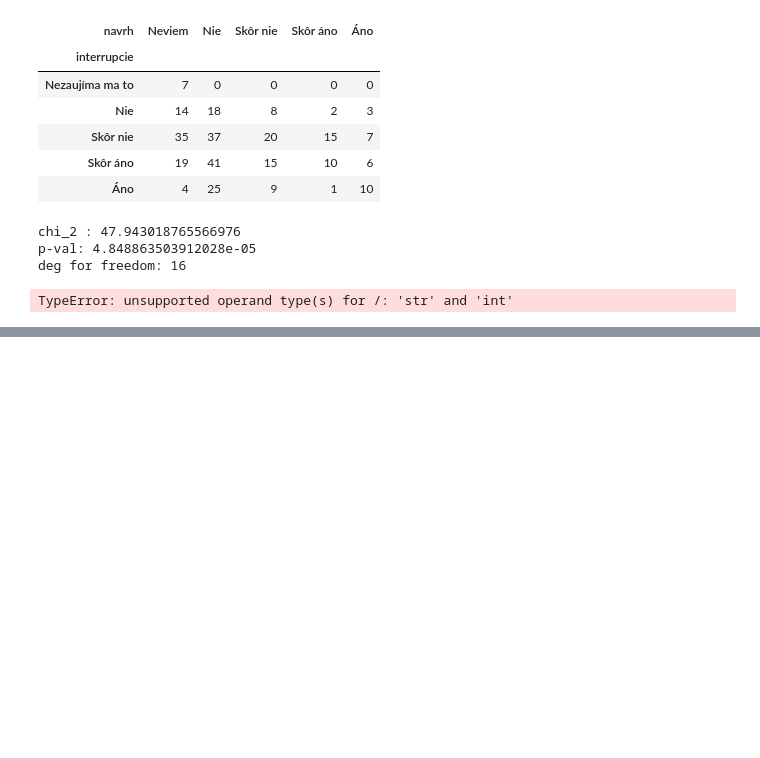
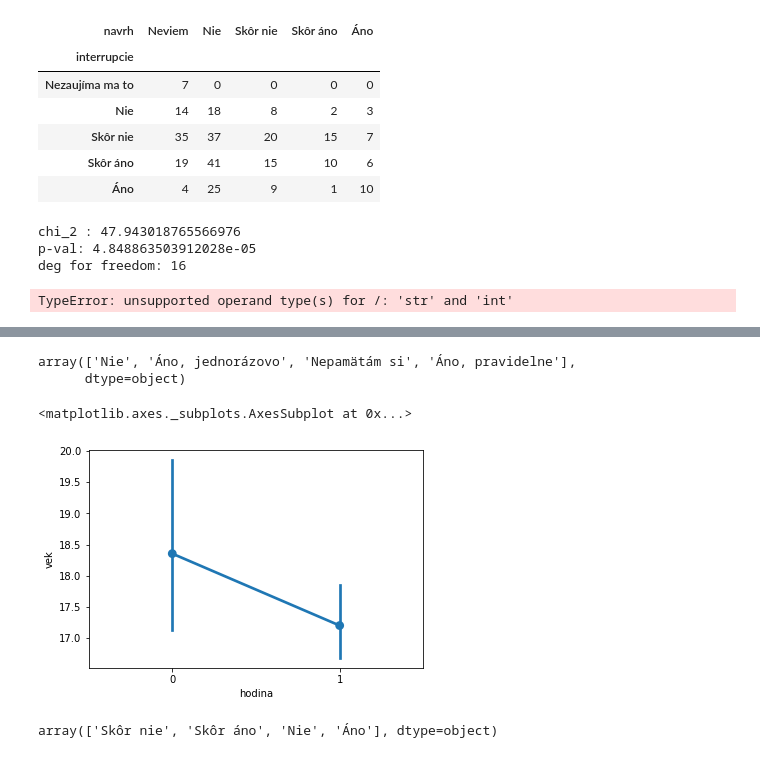
Before and after one commit to KlaraHirm/SOC, a Jupyter notebook: SOC.ipynb, the cells around one changed output, grey strips where cells are left out. Cells and saved outputs as stored; diff of their text form; code cells hidden in the pictures; blank space fills up the shorter version.

```diff
--- a/SOC.ipynb
+++ b/SOC.ipynb
@@ -542,0 +559,19 @@ skuska.
+# %%
+upravena.hodina.unique()
+# %% [output]
+array(['Nie', 'Áno, jednorázovo', 'Nepamätám si', 'Áno, pravidelne'],
+      dtype=object)
+# %%
+upravena['hodina'] = np.where((upravena.hodina == 'Nie'),int(0),upravena.hodina)
+upravena['hodina'] = np.where((upravena.hodina == 'Áno, jednorázovo'),int(1),upravena.hodina)
+upravena['hodina'] = np.where((upravena.hodina == 'Áno, pravidelne'),int(1),upravena.hodina)
+upravena['hodina'] = np.where((upravena.hodina == 'Nepamätám si'),int(0),upravena.hodina)
+# %%
+sns.pointplot(x="hodina", y="vek", data=upravena)
+# %% [output]
+<matplotlib.axes._subplots.AxesSubplot at 0x...>
+[figure, added]
+# %%
+upravena.doma.unique()
+# %% [output]
+array(['Skôr nie', 'Skôr áno', 'Nie', 'Áno'], dtype=object)
```
Also changed, not shown: parts of 14 cells of this notebook.
